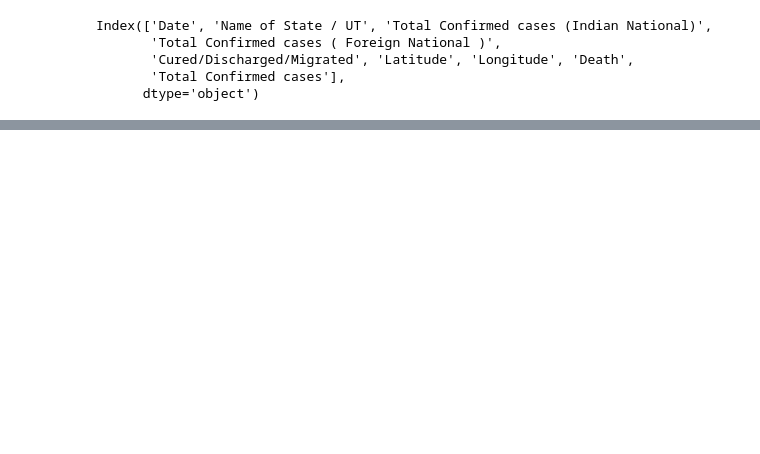
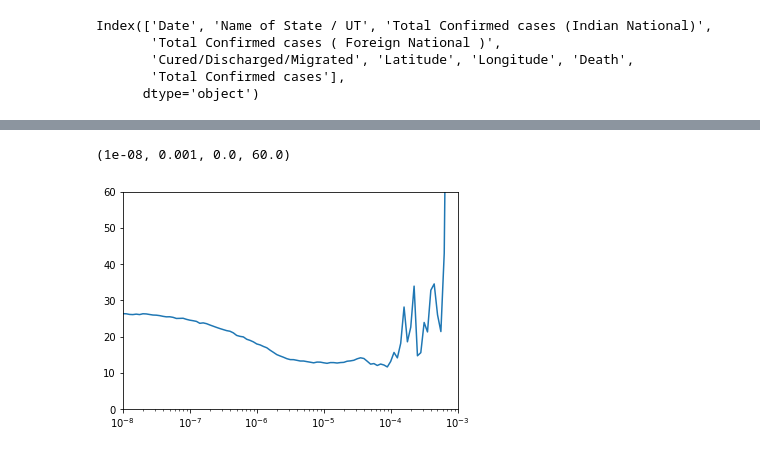
Before and after one commit to abhishek-parashar/corona-virus-analysis, a Jupyter notebook: corona_virus_analysis.ipynb, the cells around one changed output, grey strips where cells are left out. Cells and saved outputs as stored; diff of their text form; code cells hidden in the pictures; blank space fills up the shorter version.

```diff
--- a/corona_virus_analysis.ipynb
+++ b/corona_virus_analysis.ipynb
@@ -209,0 +306,34 @@ fig.show()
+# %%
+tf.keras.backend.clear_session()
+tf.random.set_seed(51)
+np.random.seed(51)
+window_size = 30
+batch_size = 50
+train_set = windowed_dataset(x_train, window_size, batch_size, shuffle_buffer_size)
+print(train_set)
+print(x_train.shape)
+
+model = tf.keras.models.Sequential([
+  tf.keras.layers.Conv1D(filters=16, kernel_size=5,
+                      strides=1, padding="causal",
+                      activation="relu",
+                      input_shape=[None, 1]),
+  # tf.keras.layers.LSTM(32, return_sequences=True),
+  tf.keras.layers.LSTM(16, return_sequences=True),
+  # tf.keras.layers.LSTM(64, return_sequences=True),
+
+  # tf.keras.layers.Dense(64, activation="relu"),
+  # tf.keras.layers.Dense(32, activation="relu"),
+  tf.keras.layers.Dense(10, activation="relu"),
+
+  tf.keras.layers.Dense(1),
+  tf.keras.layers.Lambda(lambda x: x * 400)
+])
+
+lr_schedule = tf.keras.callbacks.LearningRateScheduler(
+    lambda epoch: 1e-8 * 10**(epoch / 20))
+optimizer = tf.keras.optimizers.SGD(lr=1e-8, momentum=0.9)
+model.compile(loss=tf.keras.losses.Huber(),
+              optimizer=optimizer,
+              metrics=["mae"])
+history = model.fit(train_set, epochs=100, callbacks=[lr_schedule])
@@ -209,0 +358,6 @@ fig.show()
+# %%
+plt.semilogx(history.history["lr"], history.history["loss"])
+plt.axis([1e-8, 1e-3, 0, 60])
+# %% [output]
+(1e-08, 0.001, 0.0, 60.0)
+[figure, added]
```
Also changed, not shown: parts of 24 cells of this notebook.
